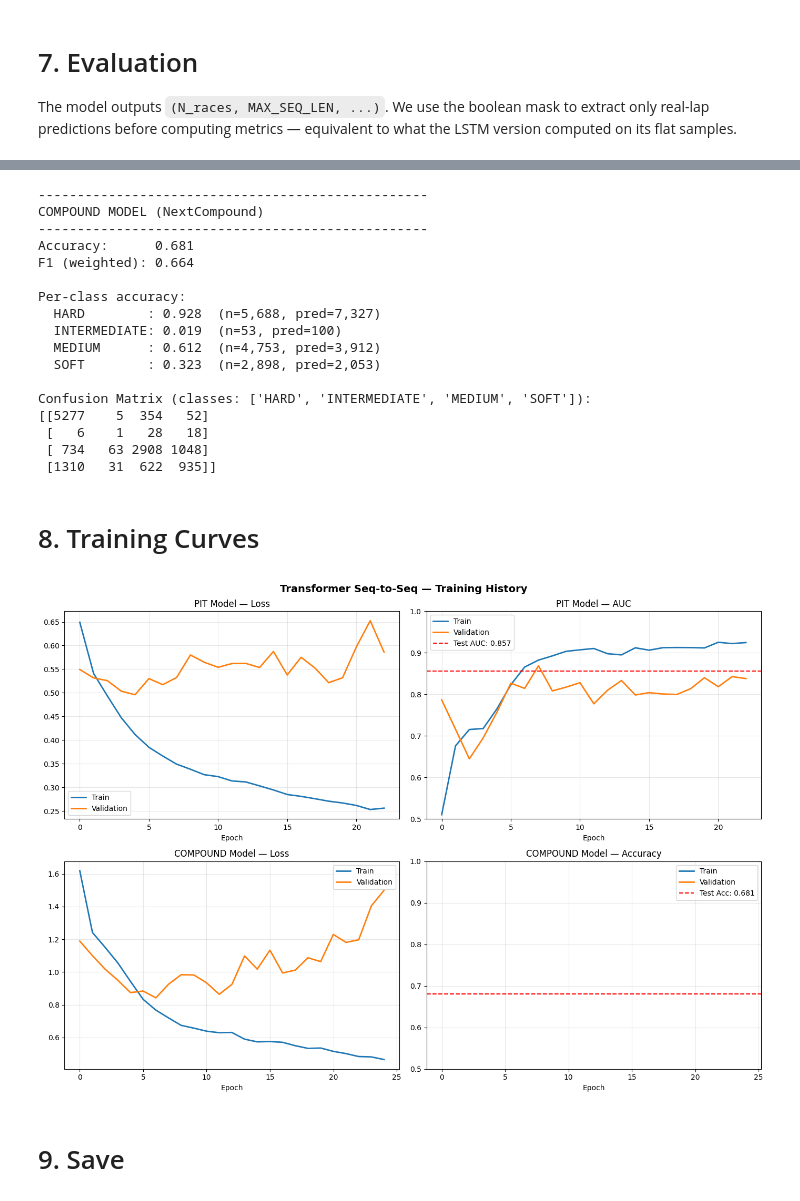
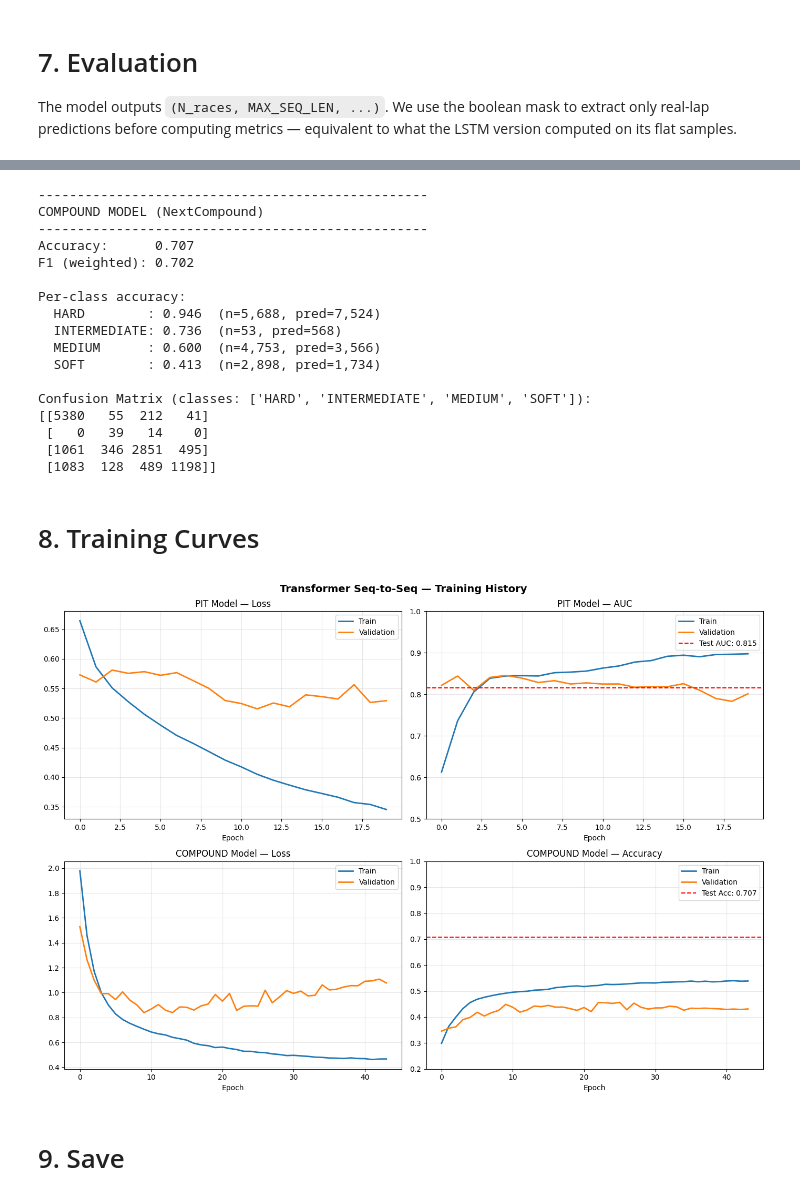
Before and after one commit to FedericoSabbadini/F1_StrategyPredictor, a Jupyter notebook: 03:model/TransformerModel.ipynb, the cells around one changed output, grey strips where cells are left out. Cells and saved outputs as stored; diff of their text form; code cells hidden in the pictures.

```diff
--- a/03:model/TransformerModel.ipynb
+++ b/03:model/TransformerModel.ipynb
@@ -115,7 +115,9 @@ attention mask inside the Transformer — position i can only attend to 0..i.
 # %%
 # LSTM used: SEQUENCE_LENGTH = 10 (fixed window)
 # Here we use the full race length, capped at MAX_SEQ_LEN
-MAX_SEQ_LEN = 85   # Longest F1 races are ~80 laps
+MAX_SEQ_LEN = int(df_f1.groupby(['Year', 'Round', 'Driver'])['LapNumber'].max().max())
+print(f"Maximum sequence length: {MAX_SEQ_LEN}")
+n_feat      = len(FEATURES)
 
 def create_race_sequences(df, target_col, features=FEATURES):
     """
@@ -565,7 +543,7 @@ def build_compound_transformer(
     num_heads  = 4,
     ff_dim     = 128,
     num_blocks = 3,
-    dropout    = 0.35,
+    dropout    = 0.4,
 ):
     """
     Causal Transformer Encoder — multiclass compound prediction, seq-to-seq.
@@ -588,7 +566,8 @@ def build_compound_transformer(
     inputs = Input(shape=(max_len, n_features), name='input')
 
     x = Dense(d_model, name='input_projection')(inputs)
-    x = SinusoidalPositionalEncoding(max_len=max_len + 10, name='pos_enc')(x)
+
+    x = SinusoidalPositionalEncoding(max_len=max_len, name='pos_enc')(x)
     x = Dropout(dropout, name='input_dropout')(x)
 
     for i in range(num_blocks):
@@ -596,9 +575,9 @@ def build_compound_transformer(
                              name=f'transformer_block_{i}')(x)
 
     x = LayerNormalization(epsilon=1e-6, name='pre_head_norm')(x)
-    x = Dense(48, activation='gelu', kernel_regularizer=l2(1e-4), name='head_dense_1')(x)
+    x = Dense(48, activation='gelu', kernel_regularizer=l2(0.01), name='head_dense_1')(x)
     x = Dropout(dropout,       name='head_dropout_1')(x)
-    x = Dense(24, activation='gelu', kernel_regularizer=l2(1e-4), name='head_dense_2')(x)
+    x = Dense(24, activation='gelu', kernel_regularizer=l2(0.01), name='head_dense_2')(x)
     x = Dropout(dropout * 0.5, name='head_dropout_2')(x)
 
     # Output: (batch, seq_len, n_classes)
@@ -606,10 +585,10 @@ def build_compound_transformer(
 
     model = Model(inputs, output, name='transformer_compound_seq2seq')
 
-    lr_schedule = WarmupCosineDecay(d_model=d_model, warmup_steps=500)
+
     model.compile(
         optimizer=tf.keras.optimizers.AdamW(
-            learning_rate=lr_schedule,
+            learning_rate=0.002,
             weight_decay=1e-4,
             clipnorm=1.0
         ),
@@ -662,8 +641,14 @@ cb_pit = [
         mode='max',
         restore_best_weights=True,
         verbose=1
+    ),
+    ReduceLROnPlateau(
+        monitor='val_loss',
+        factor=0.6,
+        patience=8,
+        mode='min',
+        verbose=1
     )
-    # No ReduceLROnPlateau — WarmupCosineDecay handles the LR schedule
 ]
 
 print("Training PIT Transformer (seq-to-seq)...")
@@ -672,8 +657,8 @@ print("=" * 60)
 history_pit = model_pit.fit(
     X_pit_train, y_pit_train,
     validation_data=(X_pit_val, y_pit_val),
-    epochs=80,         # more than LSTM (50) — Transformers need more epochs
-    batch_size=32,     # smaller than LSTM (128) — each sample is a full race
+    epochs=70,         # more than LSTM (50) — Transformers need more epochs
+    batch_size=64,     # smaller than LSTM (128) — each sample is a full race
     callbacks=cb_pit,
     verbose=1
 )
@@ -698,10 +683,17 @@ Restoring model weights from the end of the best epoch: 8.
 # %%
 cb_comp = [
     EarlyStopping(
+        monitor='val_accuracy',
+        patience=18,
+        mode='max',
+        restore_best_weights=True,
+        verbose=1
+    ),
+    ReduceLROnPlateau(
         monitor='val_loss',
-        patience=18,
+        factor=0.6,
+        patience=6,
         mode='min',
-        restore_best_weights=True,
         verbose=1
     )
 ]
@@ -712,7 +704,7 @@ print("=" * 60)
 history_comp = model_comp.fit(
     X_comp_train, y_comp_train,
     validation_data=(X_comp_val, y_comp_val),
-    epochs=100,
+    epochs=70,
     batch_size=32,
     callbacks=cb_comp,
     verbose=1
@@ -823,55 +815,55 @@ print(cm_comp)
 --------------------------------------------------
 COMPOUND MODEL (NextCompound)
 --------------------------------------------------
-Accuracy:      0.681
-F1 (weighted): 0.664
+Accuracy:      0.707
+F1 (weighted): 0.702
 
 Per-class accuracy:
-  HARD        : 0.928  (n=5,688, pred=7,327)
-  INTERMEDIATE: 0.019  (n=53, pred=100)
-  MEDIUM      : 0.612  (n=4,753, pred=3,912)
-  SOFT        : 0.323  (n=2,898, pred=2,053)
+  HARD        : 0.946  (n=5,688, pred=7,524)
+  INTERMEDIATE: 0.736  (n=53, pred=568)
+  MEDIUM      : 0.600  (n=4,753, pred=3,566)
+  SOFT        : 0.413  (n=2,898, pred=1,734)
 
 Confusion Matrix (classes: ['HARD', 'INTERMEDIATE', 'MEDIUM', 'SOFT']):
-[[5277    5  354   52]
- [   6    1   28   18]
- [ 734   63 2908 1048]
- [1310   31  622  935]]
+[[5380   55  212   41]
+ [   0   39   14    0]
+ [1061  346 2851  495]
+ [1083  128  489 1198]]
 # %% [markdown]
 # 8. Training Curves
 # %%
 fig, axes = plt.subplots(2, 2, figsize=(14, 10))
 fig.suptitle('Transformer Seq-to-Seq — Training History', fontsize=14, fontweight='bold')
 
 axes[0, 0].plot(history_pit.history['loss'],     label='Train', linewidth=2)
 axes[0, 0].plot(history_pit.history['val_loss'], label='Validation', linewidth=2)
 axes[0, 0].set_title('PIT Model — Loss')
 axes[0, 0].set_xlabel('Epoch'); axes[0, 0].legend(); axes[0, 0].grid(True, alpha=0.3)
 
 axes[0, 1].plot(history_pit.history['auc'],     label='Train', linewidth=2)
 axes[0, 1].plot(history_pit.history['val_auc'], label='Validation', linewidth=2)
 axes[0, 1].axhline(y=pit_auc, color='r', linestyle='--', label=f'Test AUC: {pit_auc:.3f}')
 axes[0, 1].set_title('PIT Model — AUC')
 axes[0, 1].set_xlabel('Epoch'); axes[0, 1].legend(); axes[0, 1].grid(True, alpha=0.3)
 axes[0, 1].set_ylim(0.5, 1.0)
 
 axes[1, 0].plot(history_comp.history['loss'],     label='Train', linewidth=2)
 axes[1, 0].plot(history_comp.history['val_loss'], label='Validation', linewidth=2)
 axes[1, 0].set_title('COMPOUND Model — Loss')
 axes[1, 0].set_xlabel('Epoch'); axes[1, 0].legend(); axes[1, 0].grid(True, alpha=0.3)
 
 axes[1, 1].plot(history_comp.history['accuracy'],     label='Train', linewidth=2)
 axes[1, 1].plot(history_comp.history['val_accuracy'], label='Validation', linewidth=2)
 axes[1, 1].axhline(y=comp_acc, color='r', linestyle='--', label=f'Test Acc: {comp_acc:.3f}')
 axes[1, 1].set_title('COMPOUND Model — Accuracy')
 axes[1, 1].set_xlabel('Epoch'); axes[1, 1].legend(); axes[1, 1].grid(True, alpha=0.3)
-axes[1, 1].set_ylim(0.5, 1.0)
+axes[1, 1].set_ylim(0.2, 1.0)
 
 plt.tight_layout()
 plt.savefig('Other/transformer_seq2seq_history.png', dpi=150, bbox_inches='tight')
 plt.show()
 # %% [output]
-[figure, old version]
+[figure, new version]
 # %% [markdown]
 # 9. Save
 # %%
```
Also changed, not shown: parts of 9 cells of this notebook, 2 other files.
